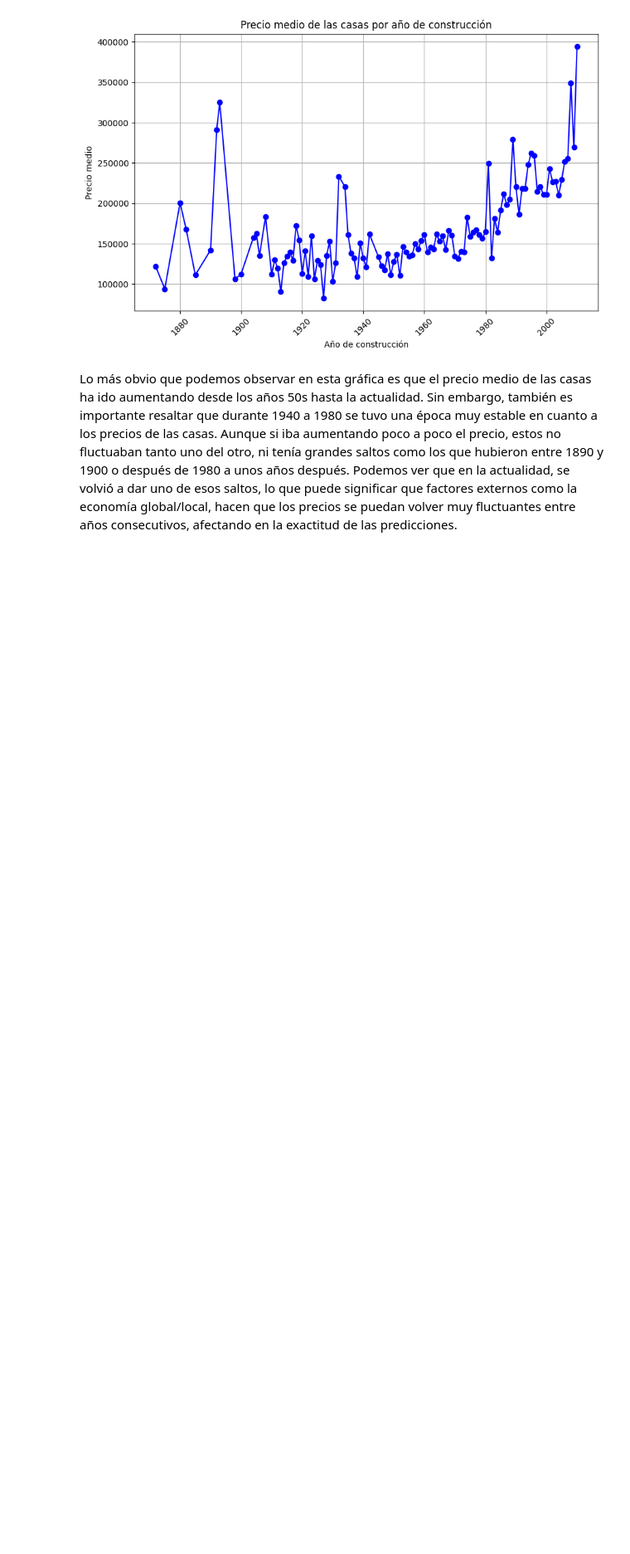
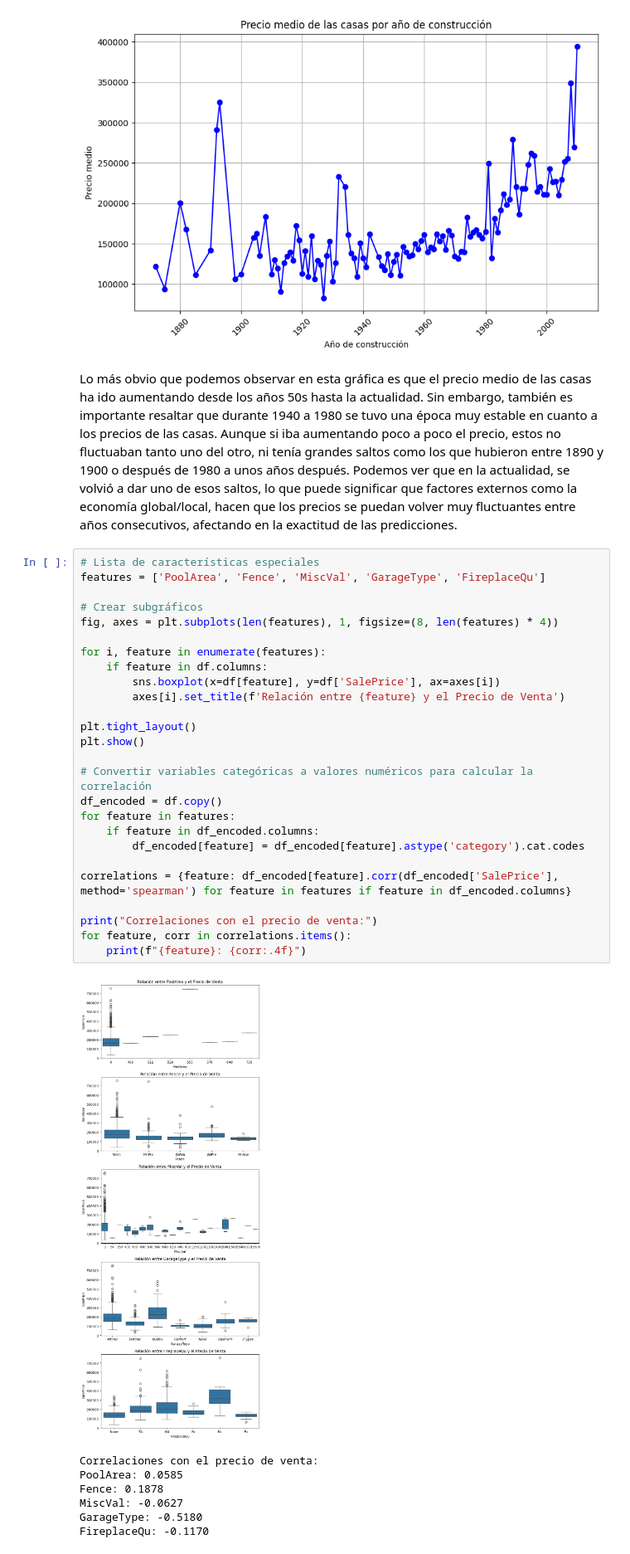
Before and after one commit to DiegoGarV/HDT3-DM, a Jupyter notebook: analisis_exploratorio.ipynb, the cells around one changed output. Shown at 83% size. Saved outputs shown, nothing was run; the diff lists cells and outputs as text; blank space fills up the shorter version.

```diff
--- a/analisis_exploratorio.ipynb
+++ b/analisis_exploratorio.ipynb
@@ -724,3 +736,37 @@ plt.show()
 [figure]
 # %% [markdown]
 Lo más obvio que podemos observar en esta gráfica es que el precio medio de las casas ha ido aumentando desde los años 50s hasta la actualidad. Sin embargo, también es importante resaltar que durante 1940 a 1980 se tuvo una época muy estable en cuanto a los precios de las casas. Aunque si iba aumentando poco a poco el precio, estos no fluctuaban tanto uno del otro, ni tenía grandes saltos como los que hubieron entre 1890 y 1900 o después de 1980 a unos años después. Podemos ver que en la actualidad, se volvió a dar uno de esos saltos, lo que puede significar que factores externos como la economía global/local, hacen que los precios se puedan volver muy fluctuantes entre años consecutivos, afectando en la exactitud de las predicciones.
+# %%
+# Lista de características especiales
+features = ['PoolArea', 'Fence', 'MiscVal', 'GarageType', 'FireplaceQu']
+
+# Crear subgráficos
+fig, axes = plt.subplots(len(features), 1, figsize=(8, len(features) * 4))
+
+for i, feature in enumerate(features):
+    if feature in df.columns:
+        sns.boxplot(x=df[feature], y=df['SalePrice'], ax=axes[i])
+        axes[i].set_title(f'Relación entre {feature} y el Precio de Venta')
+
+plt.tight_layout()
+plt.show()
+
+# Convertir variables categóricas a valores numéricos para calcular la correlación
+df_encoded = df.copy()
+for feature in features:
+    if feature in df_encoded.columns:
+        df_encoded[feature] = df_encoded[feature].astype('category').cat.codes
+
+correlations = {feature: df_encoded[feature].corr(df_encoded['SalePrice'], method='spearman') for feature in features if feature in df_encoded.columns}
+
+print("Correlaciones con el precio de venta:")
+for feature, corr in correlations.items():
+    print(f"{feature}: {corr:.4f}")
+# %% [output]
+[figure, added]
+Correlaciones con el precio de venta:
+PoolArea: 0.0585
+Fence: 0.1878
+MiscVal: -0.0627
+GarageType: -0.5180
+FireplaceQu: -0.1170
```
Also changed, not shown: parts of 10 cells of this notebook.
